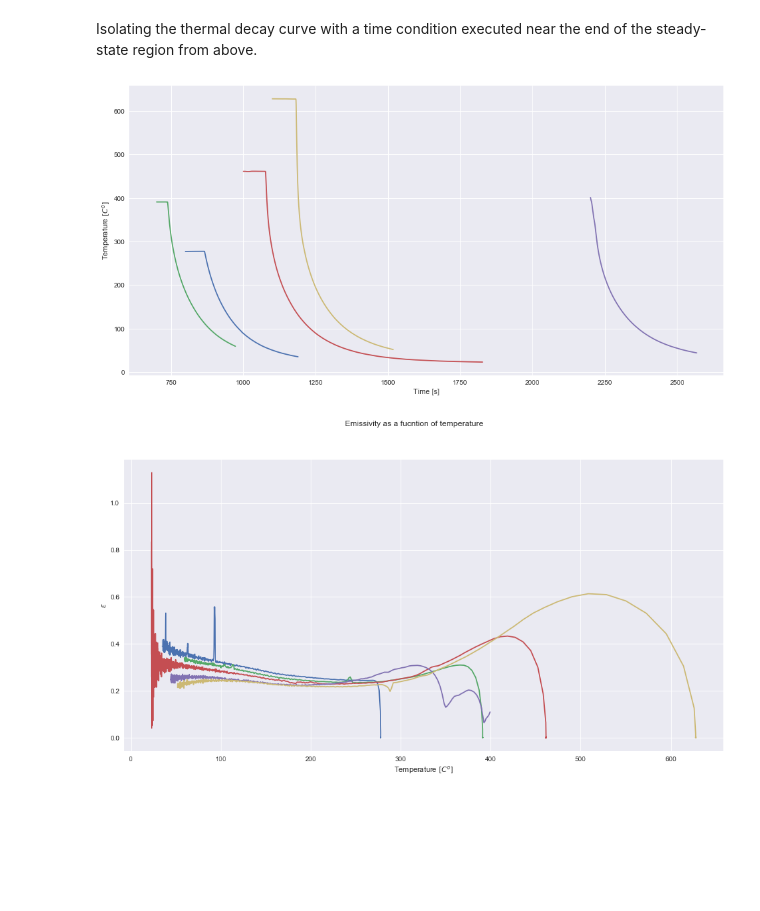
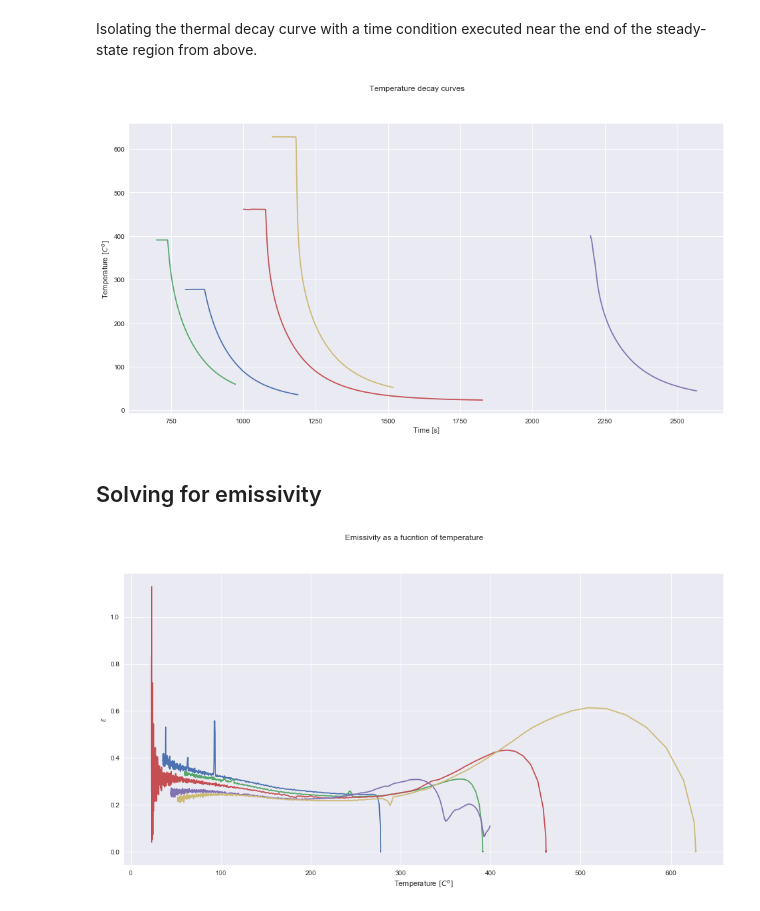
Before and after one commit to caheredia/Emissivity_Bayes, a Jupyter notebook: deliver/2017-10-28_ch_emissivity_bayes.ipynb, the cells around one changed output. Drawn from its saved outputs; the diff is of its cells as text; code cells hidden in the pictures; blank space fills up the shorter version.

Commit message:
finished notebook, fitted plots, added summary

```diff
--- a/deliver/2017-10-28_ch_emissivity_bayes.ipynb
+++ b/deliver/2017-10-28_ch_emissivity_bayes.ipynb
@@ -32,5 +32,14 @@ files = ['../data/2014.12.17 OneEigth in Si post', '../data/2014.12.17 OneFourth
          '../data/2014.12.17 OneHalf in Si post', '../data/2014.12.17 ThreeFourths in Si post',
          '../data/2014.12.17 One in Si post']
 csv_to_df(files)
+# %%
+# define a function to make plots
+def make_plot(x1, y1, x2, y2, x3, y3, x4, y4, x5, y5, x_title, y_title, main_title=None):
+    fig = plt.figure(figsize=(16, 8))
+    plt.xlabel(x_title)
+    plt.ylabel(y_title)
+    fig.suptitle(main_title)
+    plt.plot(x1, y1, x2, y2, x3, y3, x4, y4, x5, y5)
+    return plt.show()
 # %%
 # Plot all Temperature versus Time curves
@@ -52,15 +56,12 @@ df3 = df3[(df3.Time > 1000)]
 df4 = df4[(df4.Time > 2200)]
 df5 = df5[(df5.Time > 1100)]
 # %%
-# Plot all Temperature versus Time curves
-fig = plt.figure(figsize=(16, 8))
-plt.xlabel('Time [s]')
-plt.ylabel('Temperature $[C^o]$')
-plt.plot(df1.Time, df1.Temp, df2.Time, df2.Temp, df3.Time,
-         df3.Temp, df4.Time, df4.Temp, df5.Time, df5.Temp)
-plt.show()
+make_plot(df1.Time, df1.Temp, df2.Time, df2.Temp, df3.Time, df3.Temp,
+          df4.Time, df4.Temp, df5.Time, df5.Temp, 'Time [s]', 'Temperature $[C^o]$', 'Temperature decay curves')
 # %% [output]
-[figure, old version]
+[figure, new version]
+# %% [markdown]
+## Solving for emissivity
 # %%
 def em_column(df):
     '''This function takes a column which contains Temperature and Time data.
```
Also changed, not shown: parts of 17 cells of this notebook.
